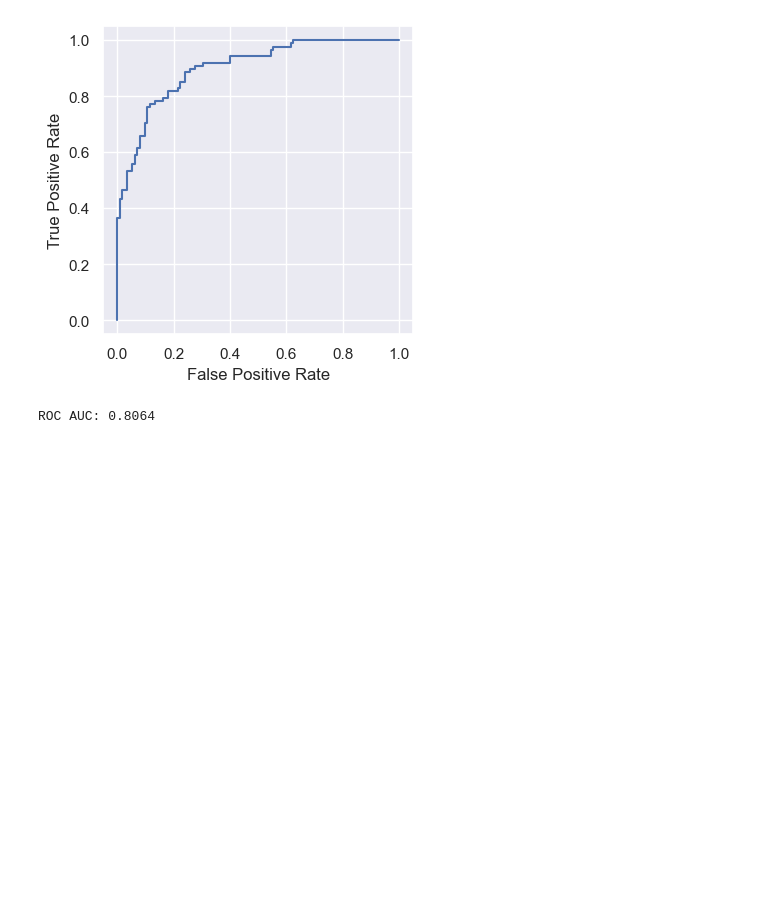
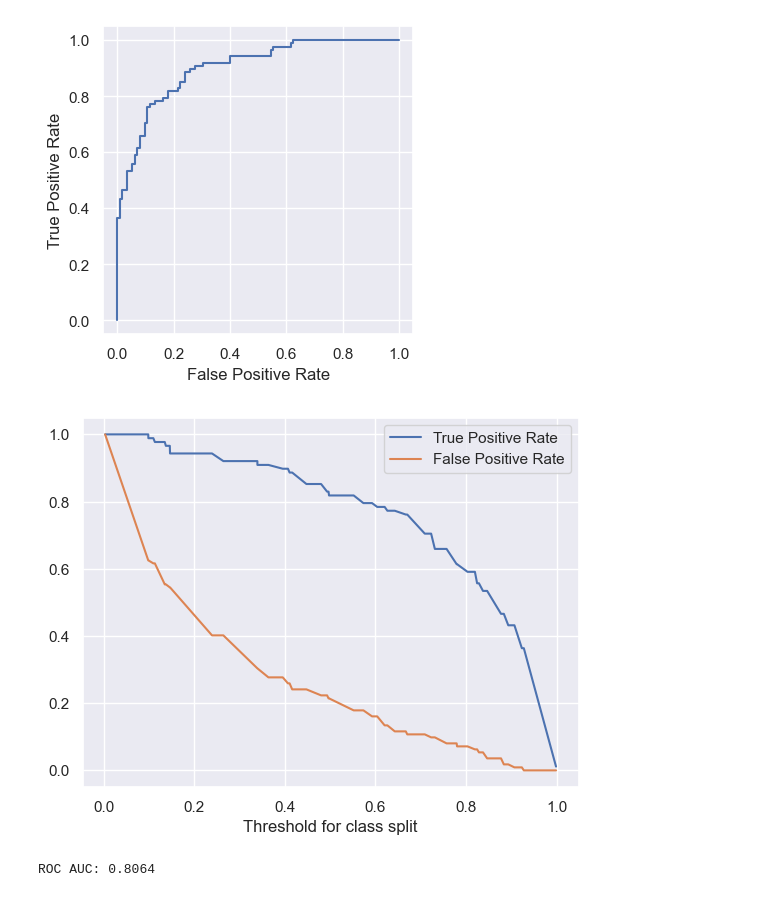
Before and after one commit to data-sandbox/ml-sandbox, a Jupyter notebook: roc_auc/roc_curves.ipynb, the cells around one changed output. Drawn from its saved outputs; the diff is of its cells as text; code cells hidden in the pictures; blank space fills up the shorter version.

Commit message:
Add threshold plot

```diff
--- a/roc_auc/roc_curves.ipynb
+++ b/roc_auc/roc_curves.ipynb
@@ -107,6 +107,15 @@ roc_display = RocCurveDisplay(fpr=fpr, tpr=tpr).plot()
 roc_display.figure_.set_size_inches(4, 4)
 # %% [output]
 [figure]
+# %%
+# Explore thresholds
+plt.plot(thresholds[1:], tpr[1:], label='True Positive Rate')
+plt.plot(thresholds[1:], fpr[1:], label='False Positive Rate')
+plt.xlabel('Threshold for class split')
+plt.legend()
+plt.show()
+# %% [output]
+[figure, added]
 # %%
 # ROC AUC
 print(f"ROC AUC: {roc_auc_score(y_test, y_pred):.4f}")
```
